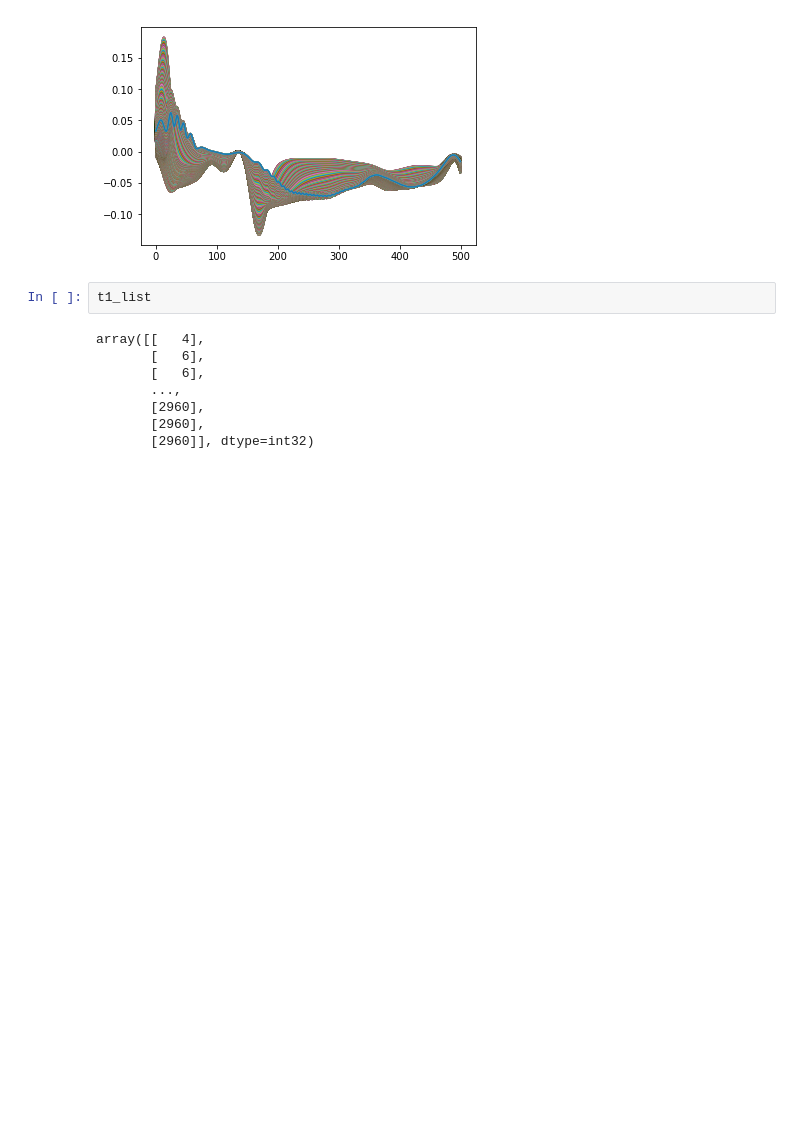
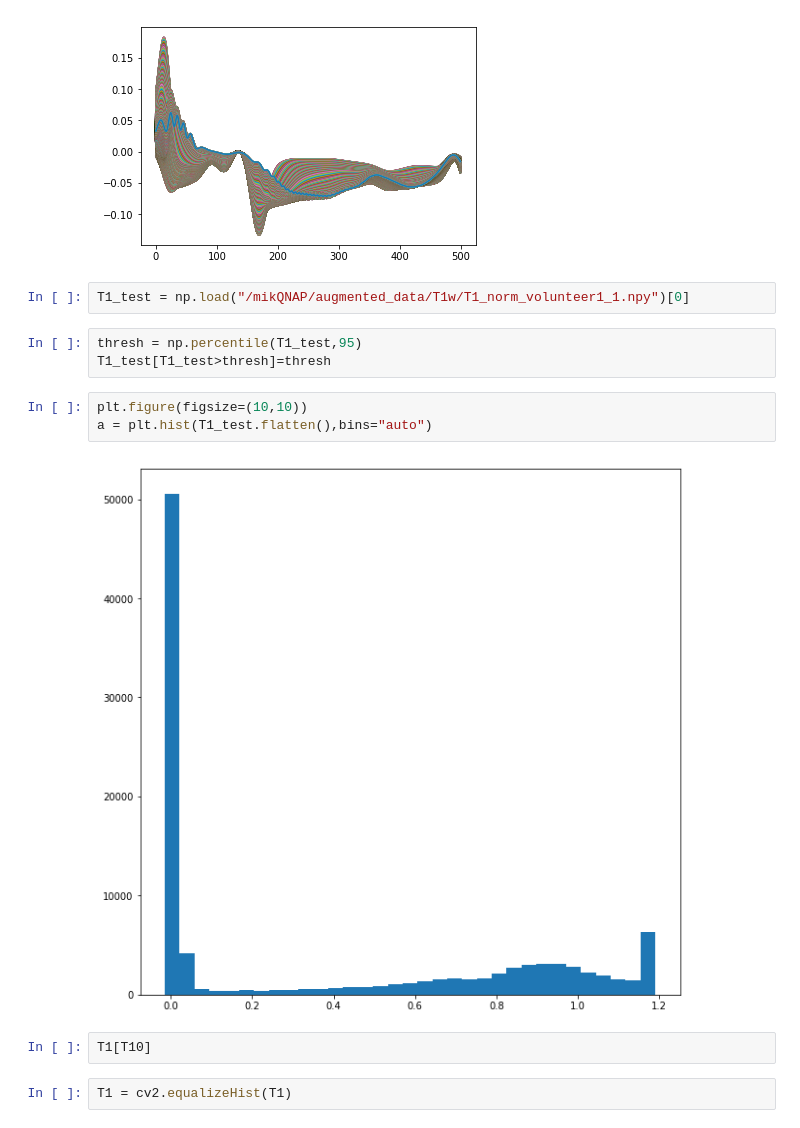
Before and after one commit to Ilya-Muromets/AutoMRF, a Jupyter notebook: MRF.ipynb, the cells around one changed output. Cells and saved outputs as stored; diff of their text form; blank space fills up the shorter version.

```diff
--- a/MRF.ipynb
+++ b/MRF.ipynb
@@ -39,13 +39,17 @@ plt.plot(fp_dict[0][0][1])
 plt.show()
 # %% [output]
 [figure]
-# %%
-t1_list
-# %% [output]
-array([[   4],
-       [   6],
-       [   6],
-       ...,
-       [2960],
-       [2960],
-       [2960]], dtype=int32)
+# %%
+T1_test = np.load("/mikQNAP/augmented_data/T1w/T1_norm_volunteer1_1.npy")[0]
+# %%
+thresh = np.percentile(T1_test,95)
+T1_test[T1_test>thresh]=thresh
+# %%
+plt.figure(figsize=(10,10))
+a = plt.hist(T1_test.flatten(),bins="auto")
+# %% [output]
+[figure, added]
+# %%
+T1[T10]
+# %%
+T1 = cv2.equalizeHist(T1)
```
Also changed, not shown: parts of 1 cell of this notebook, 8 other files.
